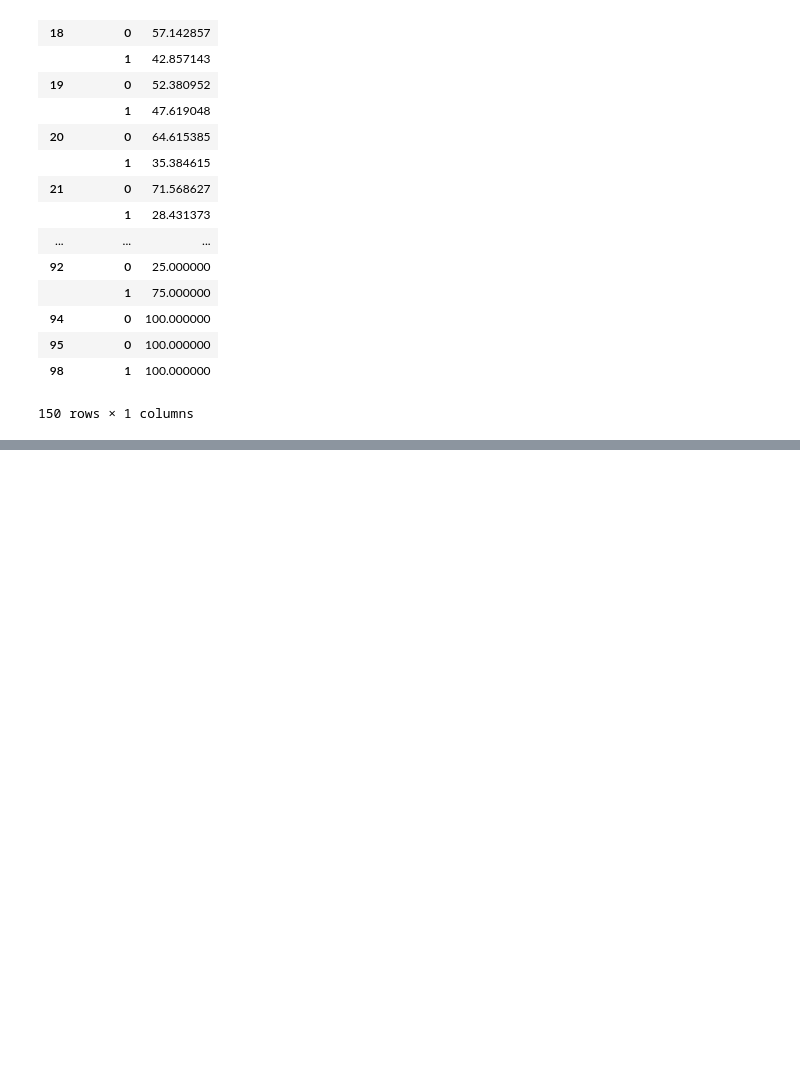
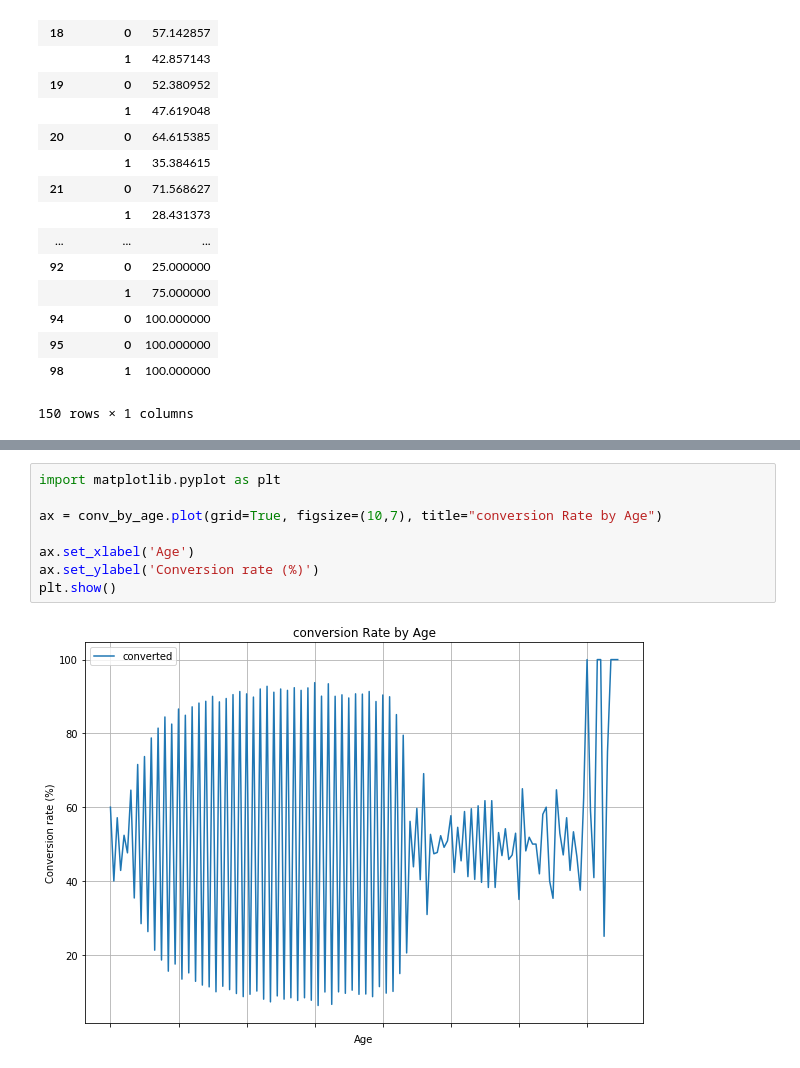
Before and after one commit to AvinashTiwari/Artifical-intelligence-2, a Jupyter notebook: 1_DataScience_20_Case_Studies/8_Market_Conversion_Rate/MarketingConversion.ipynb, the cells around one changed output, grey strips where cells are left out. Drawn from its saved outputs; the diff is of its cells as text; blank space fills up the shorter version.

```diff
--- a/1_DataScience_20_Case_Studies/8_Market_Conversion_Rate/MarketingConversion.ipynb
+++ b/1_DataScience_20_Case_Studies/8_Market_Conversion_Rate/MarketingConversion.ipynb
@@ -209,0 +234,10 @@ conv_by_age
+# %%
+import matplotlib.pyplot as plt
+
+ax = conv_by_age.plot(grid=True, figsize=(10,7), title="conversion Rate by Age")
+
+ax.set_xlabel('Age')
+ax.set_ylabel('Conversion rate (%)')
+plt.show()
+# %% [output]
+[figure, added]
```
Also changed, not shown: parts of 4 cells of this notebook.
